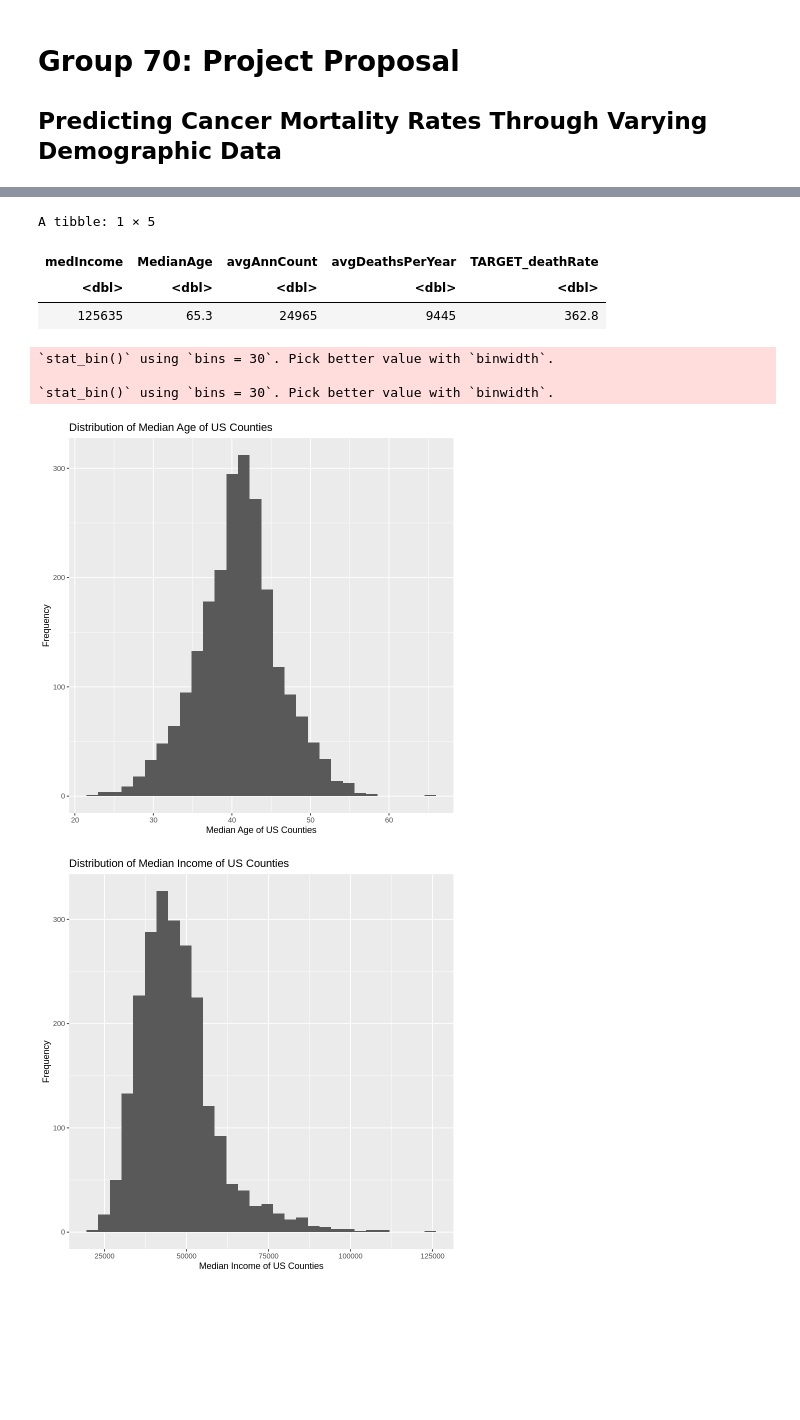
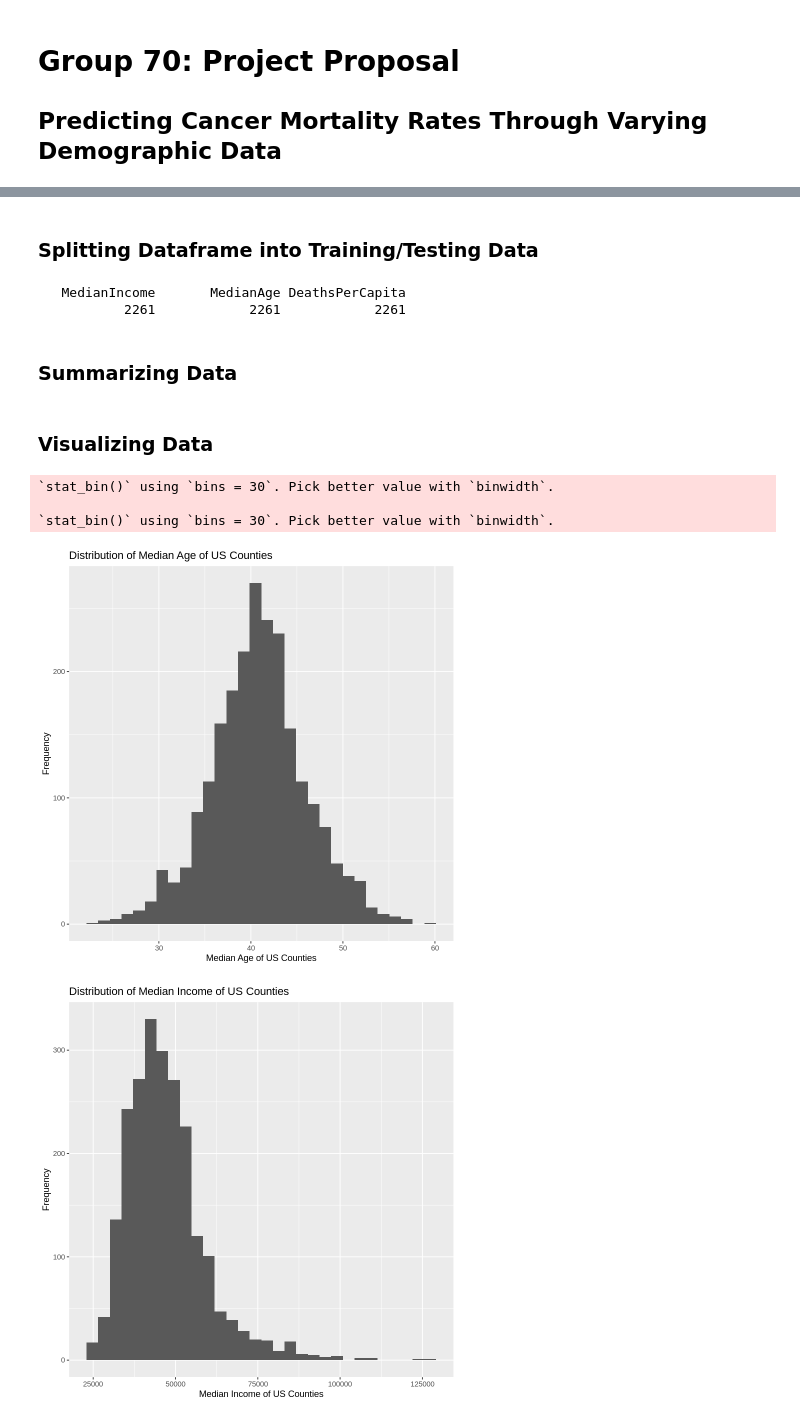
Before and after one commit to caswellbrett/CancerMortalityPrediction, a Jupyter notebook: Proposal.ipynb, the cells around one changed output, grey strips where cells are left out. Saved outputs shown, nothing was run; the diff lists cells and outputs as text; code cells hidden in the pictures; blank space fills up the shorter version.

```diff
--- a/Proposal.ipynb
+++ b/Proposal.ipynb
@@ -40,9 +46,11 @@ A tibble: 6 × 5
+# %% [markdown]
+### Splitting Dataframe into Training/Testing Data
 # %%
-cancer_split <- initial_split(cancer_data, prop = 0.75, strata = TARGET_deathRate)
+cancer_split <- initial_split(cancer_data, prop = 0.75, strata = DeathsPerCapita)
 cancer_training <- training(cancer_split)
 cancer_test <- testing(cancer_split)
 # %% [output]
-A tibble: 1 × 5
+   MedianIncome       MedianAge DeathsPerCapita
+           2261            2261            2261
-| medIncome | MedianAge | avgAnnCount | avgDeathsPerYear | TARGET_deathRate |
-| <dbl> | <dbl> | <dbl> | <dbl> | <dbl> |
-| 125635 | 65.3 | 24965 | 9445 | 362.8 |
+# %% [markdown]
+### Summarizing Data
@@ -49,20 +60,22 @@ A tibble: 1 × 5
+# %% [markdown]
+### Visualizing Data
 # %%
 cancer_plot_age <- ggplot(cancer_training, aes(x = MedianAge)) +
     geom_histogram() +
     labs(x = "Median Age of US Counties", y = "Frequency") +
     ggtitle("Distribution of Median Age of US Counties")
-cancer_plot_income <- ggplot(cancer_training, aes(x = medIncome)) +
+cancer_plot_income <- ggplot(cancer_training, aes(x = MedianIncome)) +
     geom_histogram() +
     labs(x = "Median Income of US Counties", y = "Frequency") +
     ggtitle("Distribution of Median Income of US Counties")
 cancer_plot_age
 cancer_plot_income
 # %% [output]
 `stat_bin()` using `bins = 30`. Pick better value with `binwidth`.
 
 `stat_bin()` using `bins = 30`. Pick better value with `binwidth`.
-[figure, old version]
+[figure, new version]
-[figure, old version]
+[figure, new version]
 # %% [markdown]
 ### METHOD:
 
```
Also changed, not shown: parts of 8 cells of this notebook.
